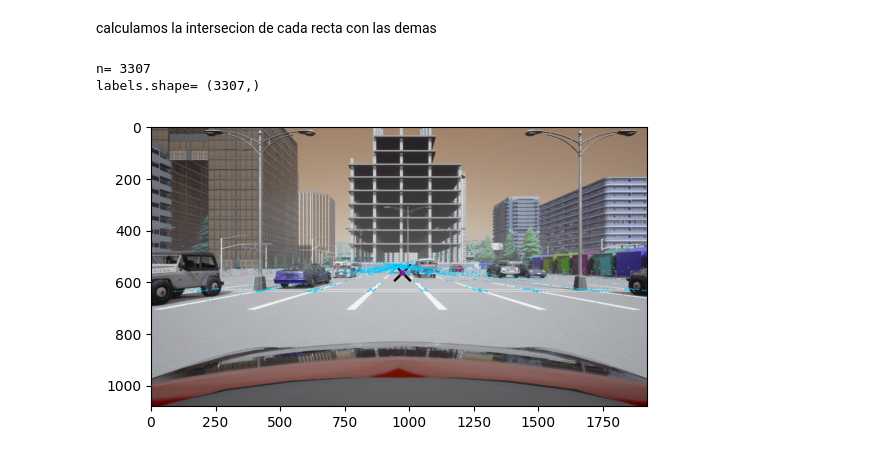
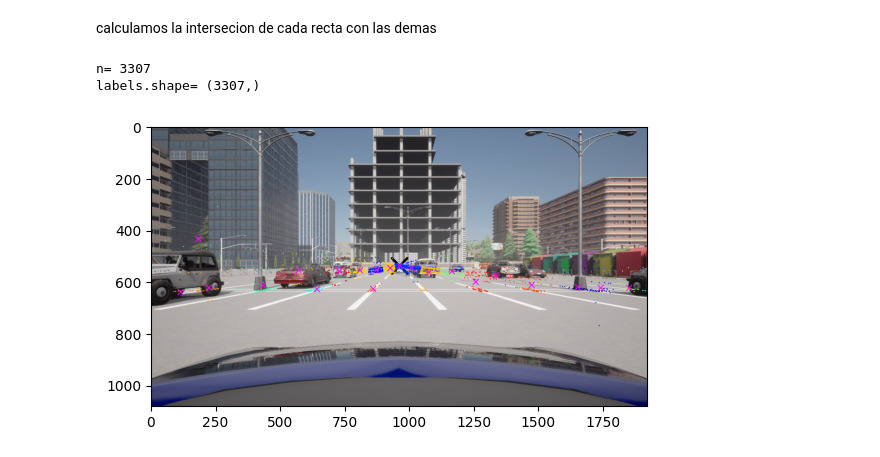
Before and after one commit to rubenmartinezgonzalez94/UADY-carla-tests, a Jupyter notebook: simulations/Lane_detection/Lane_detection.ipynb, the cells around one changed output. Cells and saved outputs as stored; diff of their text form; code cells hidden in the pictures.

Commit message:
feat: cluster 50

```diff
--- a/simulations/Lane_detection/Lane_detection.ipynb
+++ b/simulations/Lane_detection/Lane_detection.ipynb
@@ -143,7 +143,7 @@ calculamos la intersecion de cada recta con las demas
 # %%
 intersections, intLines, IntersectionsInf, intLineInf = image_processing.get_intersection(lines, lineEqs)
 # %%
-n_clusters=1
+n_clusters=50
 centroids, labels = image_processing.find_intersection_centroids(intersections, n_clusters)
 # %%
 def draw_centroids_in_image(centroids, intersections, labels, image):
@@ -174,17 +174,18 @@ Paleta = np.load("Paleta.npy")
 # %%
 clustersSize = count_Clusters(len(centroids), labels)
 idxMax = np.argmax(clustersSize)
 
 cv2.drawMarker(image, (int(centroids[idxMax, 0]), int(centroids[idxMax][1])), color=(0, 0, 0),
                        markerType=cv2.MARKER_TILTED_CROSS, markerSize=60, thickness=8)
 
 image_with_centroids = draw_centroids_in_image(centroids, intersections, labels, image.copy())
 # cv2.imshow("Centroids", image_with_centroids)
 
+
 # Mostrar la imagen con solo las líneas
-plt.imshow(image_with_centroids)  # Convertir de BGR a RGB para matplotlib
+plt.imshow(cv2.cvtColor(image_with_centroids, cv2.COLOR_BGR2RGB))  # Convertir de BGR a RGB para matplotlib
 plt.show()
 # %% [output]
 n= 3307
 labels.shape= (3307,)
-[figure, old version]
+[figure, new version]
```
